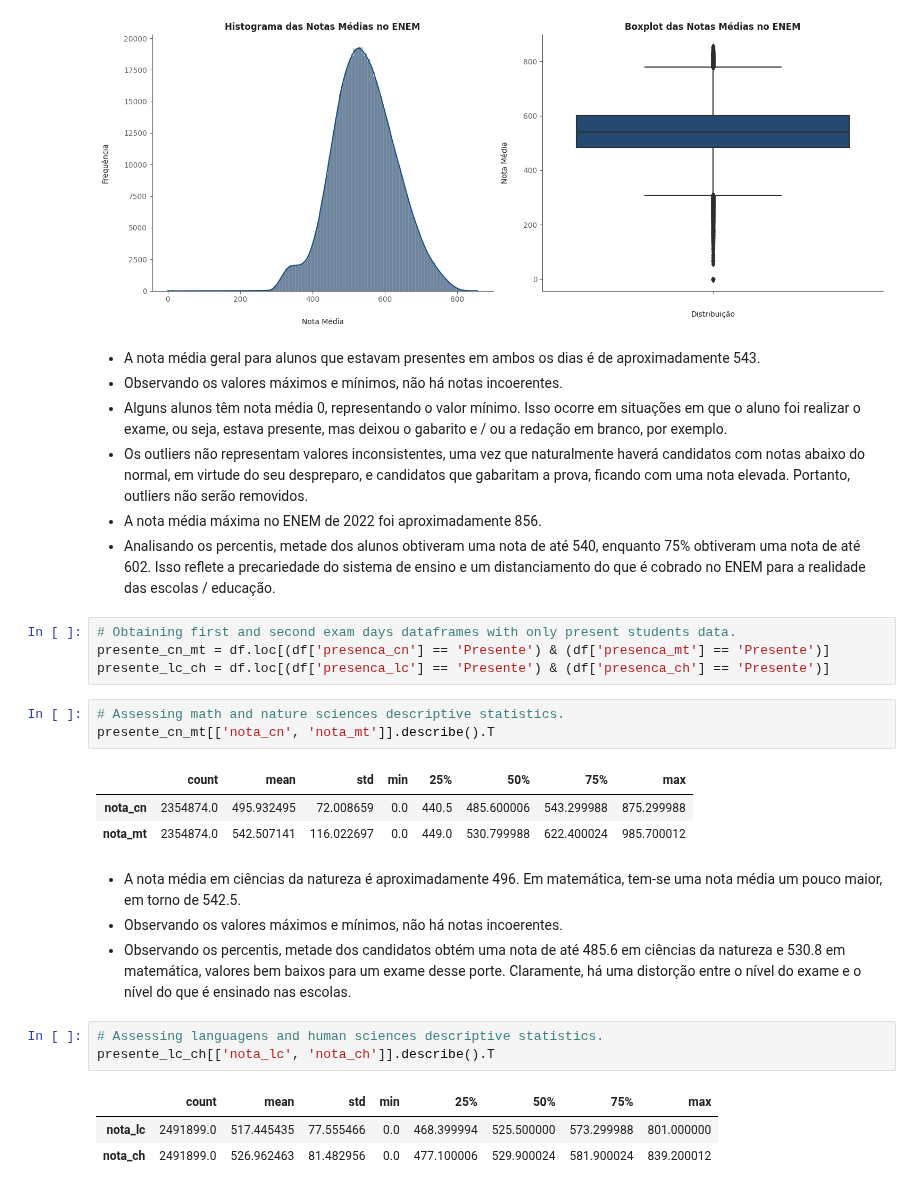
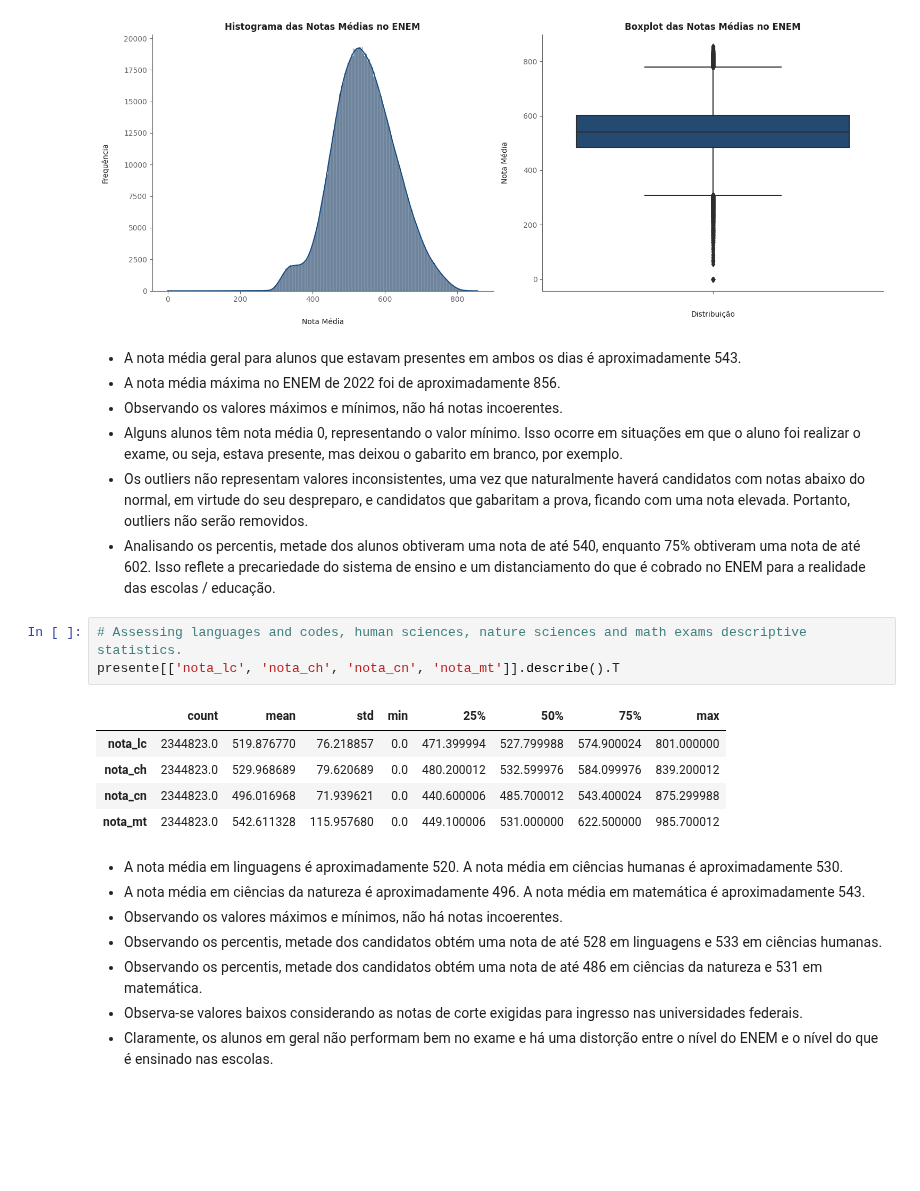
Before and after one commit to allmeidaapedro/Enem-Analysis, a Jupyter notebook: eda.ipynb, the cells around one changed output. Drawn from its saved outputs; the diff is of its cells as text; blank space fills up the shorter version.

```diff
--- a/eda.ipynb
+++ b/eda.ipynb
@@ -789,31 +771,26 @@ plt.tight_layout()
 # %% [output]
 [figure]
 # %% [markdown]
-- A nota média geral para alunos que estavam presentes em ambos os dias é de aproximadamente 543.
+- A nota média geral para alunos que estavam presentes em ambos os dias é aproximadamente 543.
+- A nota média máxima no ENEM de 2022 foi de aproximadamente 856.
 - Observando os valores máximos e mínimos, não há notas incoerentes.
-- Alguns alunos têm nota média 0, representando o valor mínimo. Isso ocorre em situações em que o aluno foi realizar o exame, ou seja, estava presente, mas deixou o gabarito e / ou a redação em branco, por exemplo.
+- Alguns alunos têm nota média 0, representando o valor mínimo. Isso ocorre em situações em que o aluno foi realizar o exame, ou seja, estava presente, mas deixou o gabarito em branco, por exemplo.
 - Os outliers não representam valores inconsistentes, uma vez que naturalmente haverá candidatos com notas abaixo do normal, em virtude do seu despreparo, e candidatos que gabaritam a prova, ficando com uma nota elevada. Portanto, outliers não serão removidos.
-- A nota média máxima no ENEM de 2022 foi aproximadamente 856.
 - Analisando os percentis, metade dos alunos obtiveram uma nota de até 540, enquanto 75% obtiveram uma nota de até 602. Isso reflete a precariedade do sistema de ensino e um distanciamento do que é cobrado no ENEM para a realidade das escolas / educação.
-# %%
-# Obtaining first and second exam days dataframes with only present students data.
-presente_cn_mt = df.loc[(df['presenca_cn'] == 'Presente') & (df['presenca_mt'] == 'Presente')]
-presente_lc_ch = df.loc[(df['presenca_lc'] == 'Presente') & (df['presenca_ch'] == 'Presente')]
 # %%
-# Assessing math and nature sciences descriptive statistics.
-presente_cn_mt[['nota_cn', 'nota_mt']].describe().T
+# Assessing languages and codes, human sciences, nature sciences and math exams descriptive statistics.
+presente[['nota_lc', 'nota_ch', 'nota_cn', 'nota_mt']].describe().T
 # %% [output]
 |  | count | mean | std | min | 25% | 50% | 75% | max |
-| nota_cn | 2354874.0 | 495.932495 | 72.008659 | 0.0 | 440.5 | 485.600006 | 543.299988 | 875.299988 |
-| nota_mt | 2354874.0 | 542.507141 | 116.022697 | 0.0 | 449.0 | 530.799988 | 622.400024 | 985.700012 |
+| nota_lc | 2344823.0 | 519.876770 | 76.218857 | 0.0 | 471.399994 | 527.799988 | 574.900024 | 801.000000 |
+| nota_ch | 2344823.0 | 529.968689 | 79.620689 | 0.0 | 480.200012 | 532.599976 | 584.099976 | 839.200012 |
+| nota_cn | 2344823.0 | 496.016968 | 71.939621 | 0.0 | 440.600006 | 485.700012 | 543.400024 | 875.299988 |
+| nota_mt | 2344823.0 | 542.611328 | 115.957680 | 0.0 | 449.100006 | 531.000000 | 622.500000 | 985.700012 |
 # %% [markdown]
-- A nota média em ciências da natureza é aproximadamente 496. Em matemática, tem-se uma nota média um pouco maior, em torno de 542.5.
+- A nota média em linguagens é aproximadamente 520. A nota média em ciências humanas é aproximadamente 530.
+- A nota média em ciências da natureza é aproximadamente 496. A nota média em matemática é aproximadamente 543.
 - Observando os valores máximos e mínimos, não há notas incoerentes.
-- Observando os percentis, metade dos candidatos obtém uma nota de até 485.6 em ciências da natureza e 530.8 em matemática, valores bem baixos para um exame desse porte. Claramente, há uma distorção entre o nível do exame e o nível do que é ensinado nas escolas.
+- Observando os percentis, metade dos candidatos obtém uma nota de até 528 em linguagens e 533 em ciências humanas.
+- Observando os percentis, metade dos candidatos obtém uma nota de até 486 em ciências da natureza e 531 em matemática.
+- Observa-se valores baixos considerando as notas de corte exigidas para ingresso nas universidades federais.
+- Claramente, os alunos em geral não performam bem no exame e há uma distorção entre o nível do ENEM e o nível do que é ensinado nas escolas.
-# %%
-# Assessing languagens and human sciences descriptive statistics.
-presente_lc_ch[['nota_lc', 'nota_ch']].describe().T
-# %% [output]
-|  | count | mean | std | min | 25% | 50% | 75% | max |
-| nota_lc | 2491899.0 | 517.445435 | 77.555466 | 0.0 | 468.399994 | 525.500000 | 573.299988 | 801.000000 |
-| nota_ch | 2491899.0 | 526.962463 | 81.482956 | 0.0 | 477.100006 | 529.900024 | 581.900024 | 839.200012 |
```
Also changed, not shown: parts of 37 cells of this notebook.
